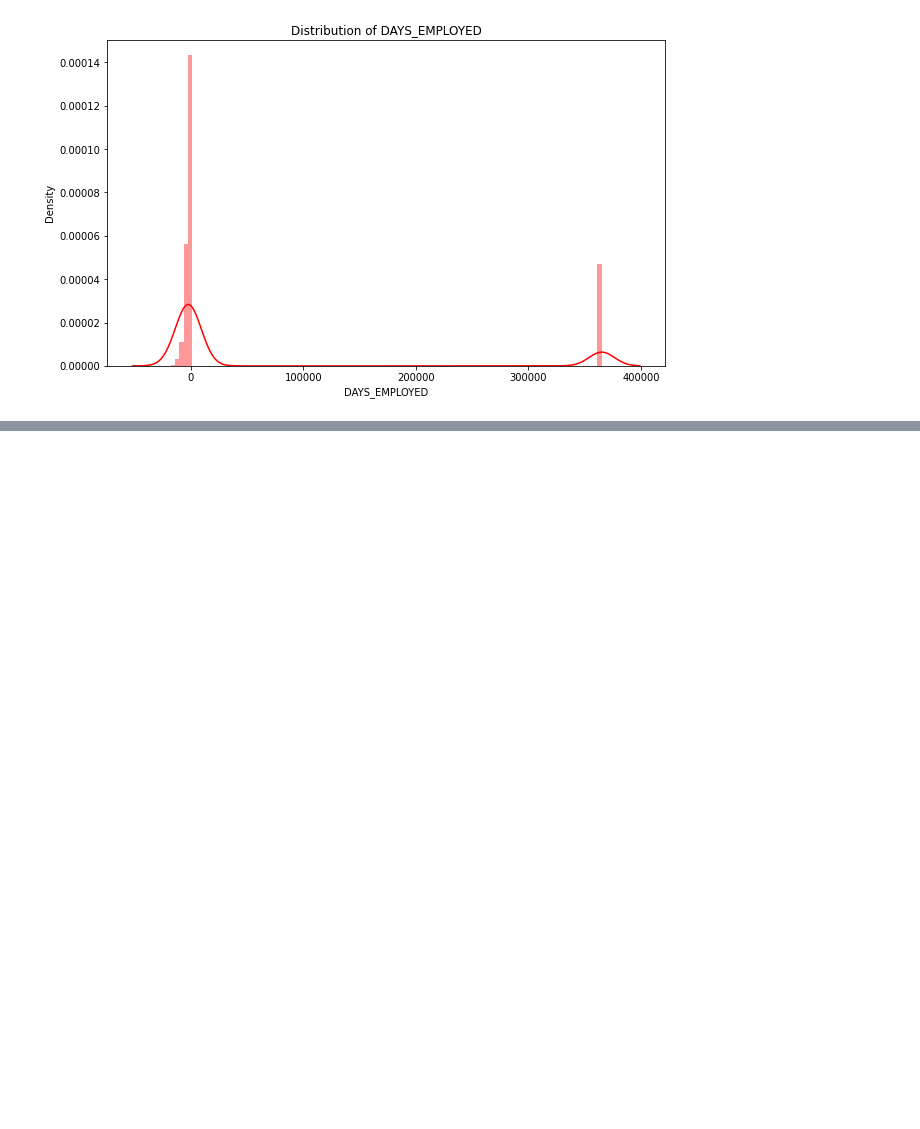
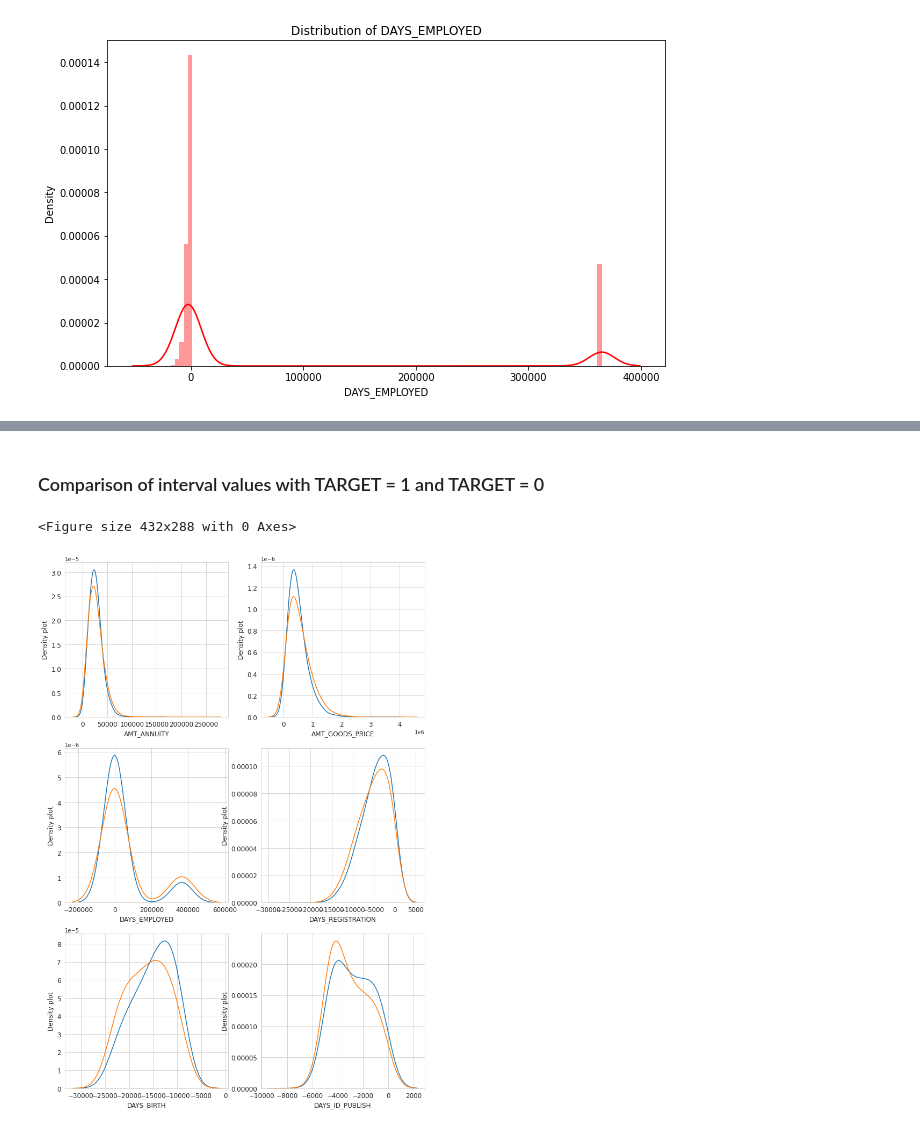
Before and after one commit to mhs10031990/Hands_on, a Jupyter notebook: CRA_Data_Visualization.ipynb, the cells around one changed output, grey strips where cells are left out. Drawn from its saved outputs; the diff is of its cells as text; code cells hidden in the pictures; blank space fills up the shorter version.

```diff
--- a/CRA_Data_Visualization.ipynb
+++ b/CRA_Data_Visualization.ipynb
@@ -315,0 +328,8 @@ The negative values means Days since employed and most probably these negative v
+# %% [markdown]
+### Comparison of interval values with TARGET = 1 and TARGET = 0
+# %%
+var = ['AMT_ANNUITY','AMT_GOODS_PRICE','DAYS_EMPLOYED', 'DAYS_REGISTRATION','DAYS_BIRTH','DAYS_ID_PUBLISH']
+plot_distribution_comp(var,nrow=3)
+# %% [output]
+<Figure size 432x288 with 0 Axes>
+[figure, added]
```
Also changed, not shown: parts of 9 cells of this notebook.
